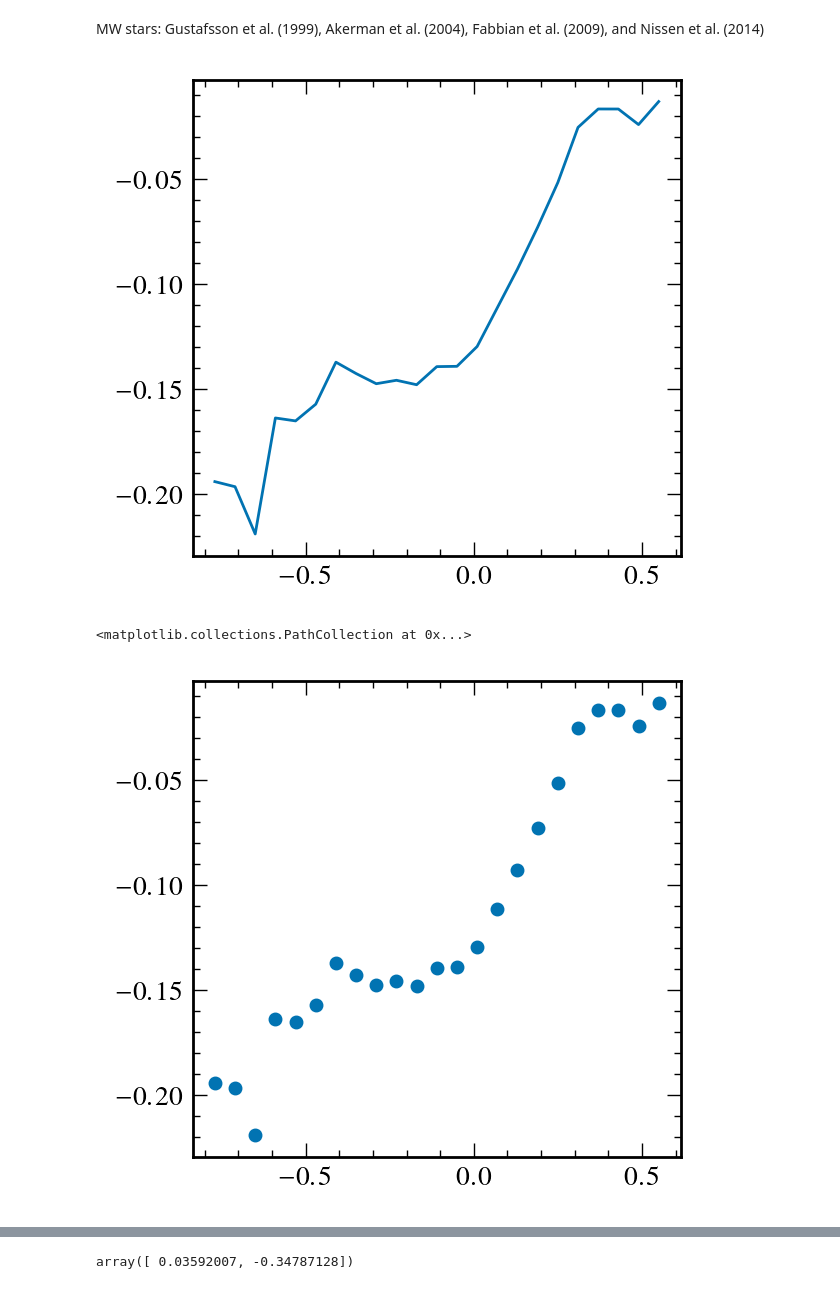
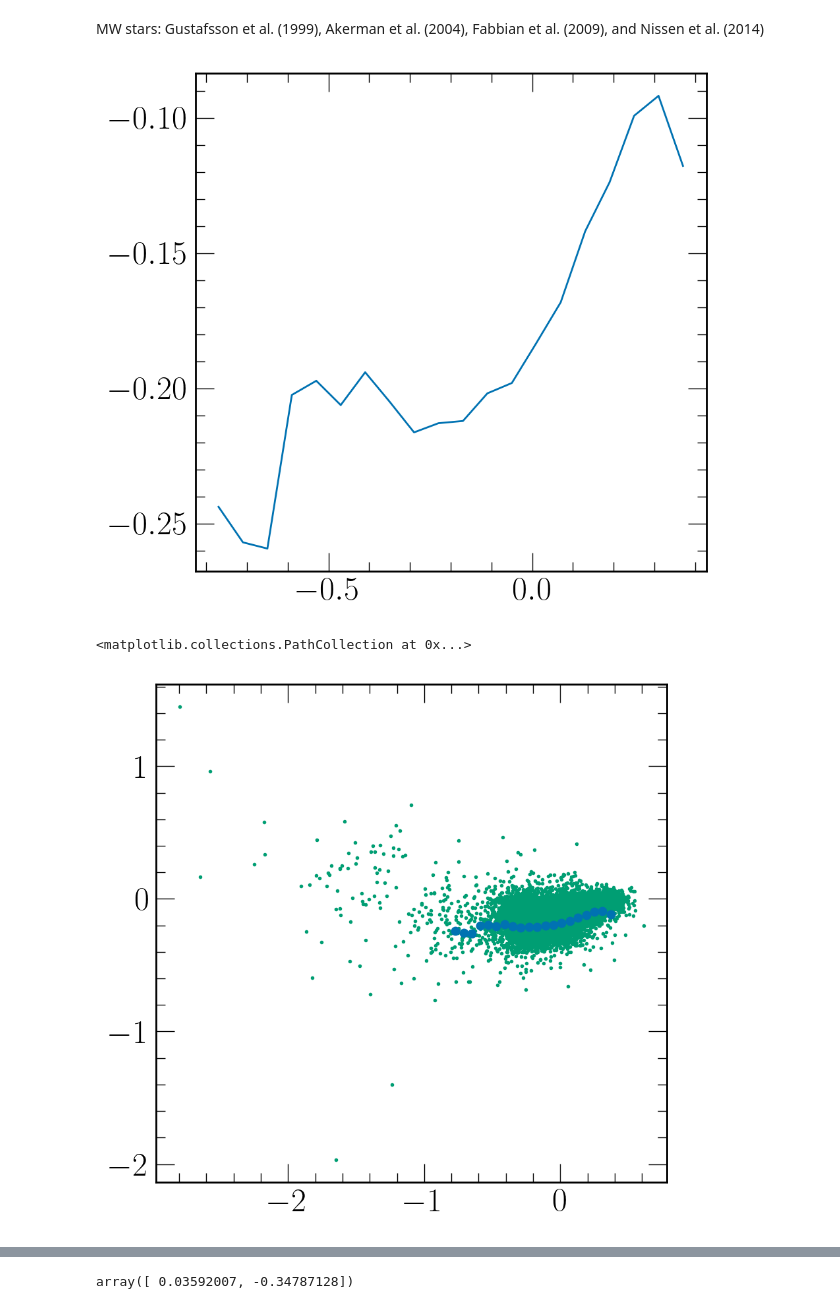
Before and after one commit to aeyobd/surp, a Jupyter notebook: notebooks/data_analysis/all_da_data.ipynb, the cells around one changed output, grey strips where cells are left out. Cells and saved outputs as stored; diff of their text form; code cells hidden in the pictures.

```diff
--- a/notebooks/data_analysis/all_da_data.ipynb
+++ b/notebooks/data_analysis/all_da_data.ipynb
@@ -165,11 +88,12 @@ N14["[o/h]_err"] = [0.05]*len(N14)
 # %%
 subgiants = aah.subgiants
 filt = ~np.isnan(subgiants["C_MG"])
-filt &+ ~np.isnan(subgiants["MG_H"])
+filt &= ~np.isnan(subgiants["MG_H"])
+filt &= subgiants["high_alpha"]
 df = subgiants[filt]
 medians, bins, devs = pluto.plot_median_track(df["MG_H"], df["C_MG"], min_count=5, xlim=(-0.8, 1))
 # %% [output]
-[figure, old version]
+[figure, new version]
 # %%
 subgiants_binned = pd.DataFrame(
 {
@@ -180,9 +104,10 @@ subgiants_binned = pd.DataFrame(
 })
 # %%
 plt.scatter(bins, medians)
+plt.scatter(subgiants["MG_H"], subgiants["C_MG"], s=1, zorder=-2)
 # %% [output]
 <matplotlib.collections.PathCollection at 0x...>
-[figure, old version]
+[figure, new version]
 # %%
 all_abundances = pd.DataFrame(columns=["[c/o]", "[c/o]_err", "[o/h]", "[o/h]_err", "type"])
 
```
Also changed, not shown: parts of 22 cells of this notebook, 4 other files.
